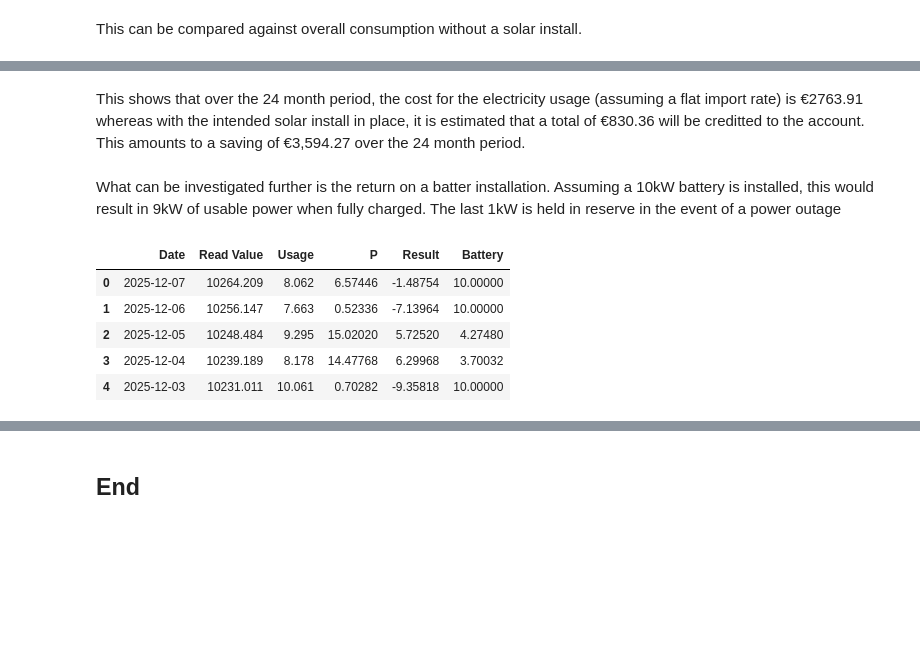
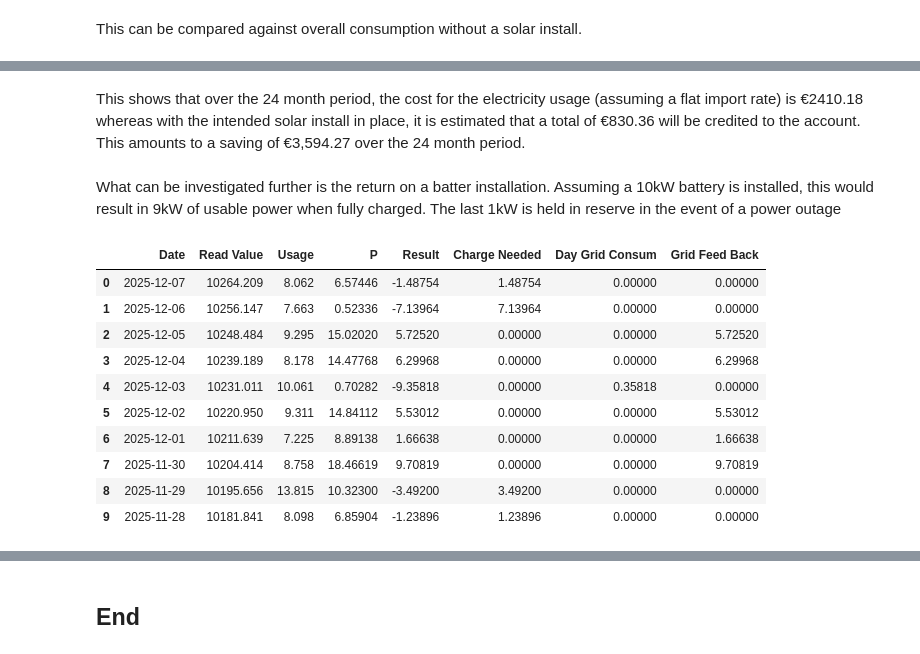
Before and after one commit to danielfinnerty/PFDA, a Jupyter notebook: project/solar_assessment.ipynb, the cells around one changed output, grey strips where cells are left out. Drawn from its saved outputs; the diff is of its cells as text; code cells hidden in the pictures; blank space fills up the shorter version.

Commit message:
Updated solar_assessment file.

```diff
--- a/project/solar_assessment.ipynb
+++ b/project/solar_assessment.ipynb
@@ -1164,18 +1162,29 @@ and the electricity import cost from Dec 1st 2024 to Nov 30th 2025 is € 1306.1
 # %% [markdown]
-This shows that over the 24 month period, the cost for the electricity usage (assuming a flat import rate) is €2763.91 whereas with the intended solar install in place, it is estimated that a total of €830.36 will be creditted to the account. This amounts to a saving of €3,594.27 over the 24 month period.
+This shows that over the 24 month period, the cost for the electricity usage (assuming a flat import rate) is €2410.18 whereas with the intended solar install in place, it is estimated that a total of €830.36 will be credited to the account. This amounts to a saving of €3,594.27 over the 24 month period.
 # %% [markdown]
 What can be investigated further is the return on a batter installation. Assuming a 10kW battery is installed, this would result in 9kW of usable power when fully charged. The last 1kW is held in reserve in the event of a power outage
 # %%
-# Add column with 9Kw of
+# Add column with resulting power in battery at end of each day (9kW + result = remaining battery power)
 # Source: https://www.dataquest.io/blog/tutorial-add-column-pandas-dataframe-based-on-if-else-condition/
-merged_df['Battery'] = np.where(merged_df['Result']< 0, 10, 10 - merged_df['Result'])
+merged_df['Charge Needed'] = np.where((merged_df['Result']<= 0) & (merged_df['Result']>= -9) , (-merged_df['Result']), 0)
+
+# Add column to show values in days where power was pulled from the grid
+merged_df['Day Grid Consum'] = np.where((merged_df['Result']< -9) , (-(9 + (merged_df['Result']))), 0)
+
+# Add column to show values in days where power was fed back to the grid
+merged_df['Grid Feed Back'] = np.where((merged_df['Result']> 0) , ((merged_df['Result'])), 0)
 
 # Show first 5 rows
-merged_df.head()
+merged_df.head(10)
 # %% [output]
-|  | Date | Read Value | Usage | P | Result | Battery |
-| 0 | 2025-12-07 | 10264.209 | 8.062 | 6.57446 | -1.48754 | 10.00000 |
-| 1 | 2025-12-06 | 10256.147 | 7.663 | 0.52336 | -7.13964 | 10.00000 |
-| 2 | 2025-12-05 | 10248.484 | 9.295 | 15.02020 | 5.72520 | 4.27480 |
-| 3 | 2025-12-04 | 10239.189 | 8.178 | 14.47768 | 6.29968 | 3.70032 |
-| 4 | 2025-12-03 | 10231.011 | 10.061 | 0.70282 | -9.35818 | 10.00000 |
+|  | Date | Read Value | Usage | P | Result | Charge Needed | Day Grid Consum | Grid Feed Back |
+| 0 | 2025-12-07 | 10264.209 | 8.062 | 6.57446 | -1.48754 | 1.48754 | 0.00000 | 0.00000 |
+| 1 | 2025-12-06 | 10256.147 | 7.663 | 0.52336 | -7.13964 | 7.13964 | 0.00000 | 0.00000 |
+| 2 | 2025-12-05 | 10248.484 | 9.295 | 15.02020 | 5.72520 | 0.00000 | 0.00000 | 5.72520 |
+| 3 | 2025-12-04 | 10239.189 | 8.178 | 14.47768 | 6.29968 | 0.00000 | 0.00000 | 6.29968 |
+| 4 | 2025-12-03 | 10231.011 | 10.061 | 0.70282 | -9.35818 | 0.00000 | 0.35818 | 0.00000 |
+| 5 | 2025-12-02 | 10220.950 | 9.311 | 14.84112 | 5.53012 | 0.00000 | 0.00000 | 5.53012 |
+| 6 | 2025-12-01 | 10211.639 | 7.225 | 8.89138 | 1.66638 | 0.00000 | 0.00000 | 1.66638 |
+| 7 | 2025-11-30 | 10204.414 | 8.758 | 18.46619 | 9.70819 | 0.00000 | 0.00000 | 9.70819 |
+| 8 | 2025-11-29 | 10195.656 | 13.815 | 10.32300 | -3.49200 | 3.49200 | 0.00000 | 0.00000 |
+| 9 | 2025-11-28 | 10181.841 | 8.098 | 6.85904 | -1.23896 | 1.23896 | 0.00000 | 0.00000 |
```
Also changed, not shown: parts of 21 cells of this notebook.
